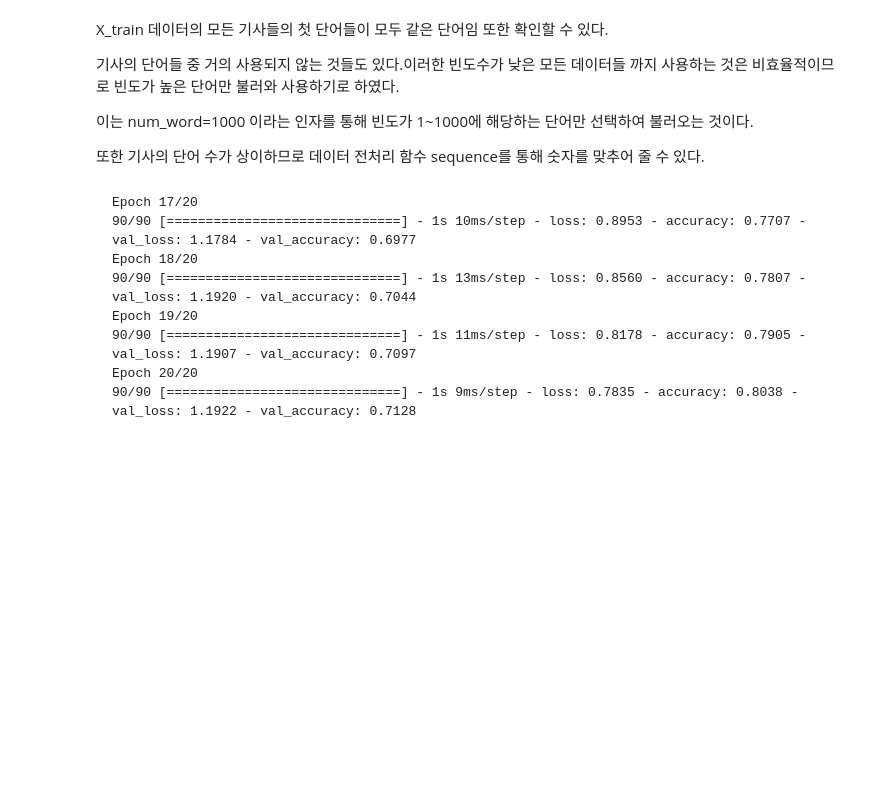
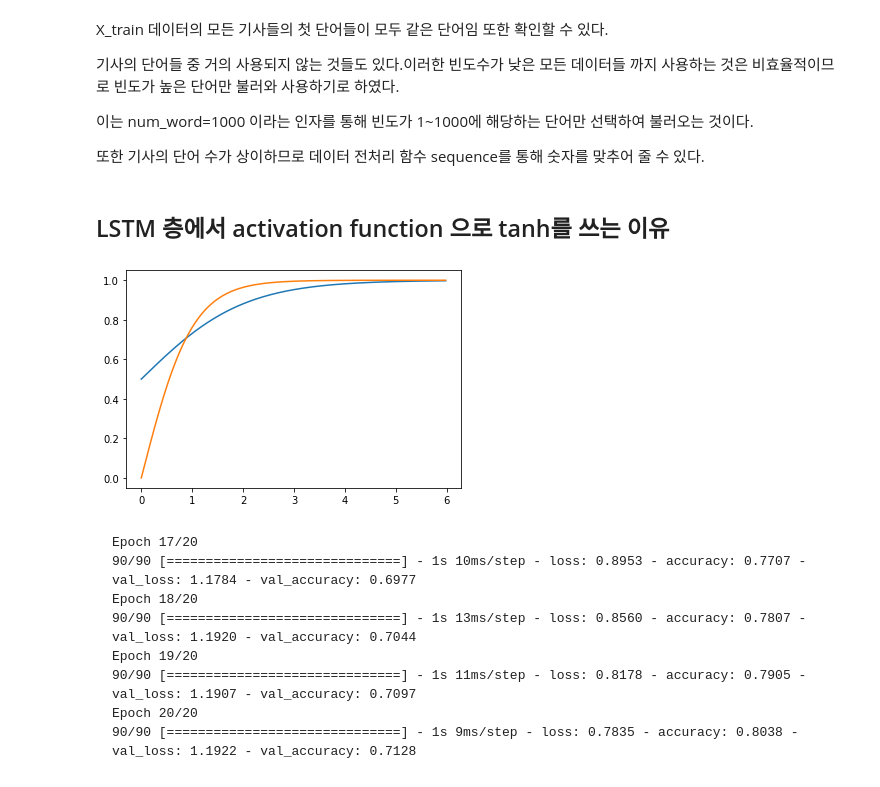
Before and after one commit to tirals88/DL_for_everyone, a Jupyter notebook: deeplearning/notebook/17장 RNN.ipynb, the cells around one changed output. Drawn from its saved outputs; the diff is of its cells as text; code cells hidden in the pictures; blank space fills up the shorter version.

```diff
--- a/deeplearning/notebook/17장 RNN.ipynb
+++ b/deeplearning/notebook/17장 RNN.ipynb
@@ -137,6 +139,23 @@ model = Sequential()
 model.add(Embedding(1000, 100))
 model.add(LSTM(100, activation='tanh'))
 model.add(Dense(46, activation='softmax'))
+# %% [markdown]
+LSTM 층에서 activation function 으로 tanh를 쓰는 이유
+-
+# %%
+x = np.arange(0, 6, 0.02)
+
+def sigmoid(x):
+    return 1 / (1 +np.exp(-x))
+
+sig = sigmoid(x)
+tanh = np.tanh(x)
+
+plt.plot(x, sig)
+plt.plot(x, tanh)
+plt.show()
+# %% [output]
+[figure, added]
 # %%
 #모델 컴파일
 model.compile(loss='categorical_crossentropy',
```
Also changed, not shown: parts of 1 cell of this notebook.
